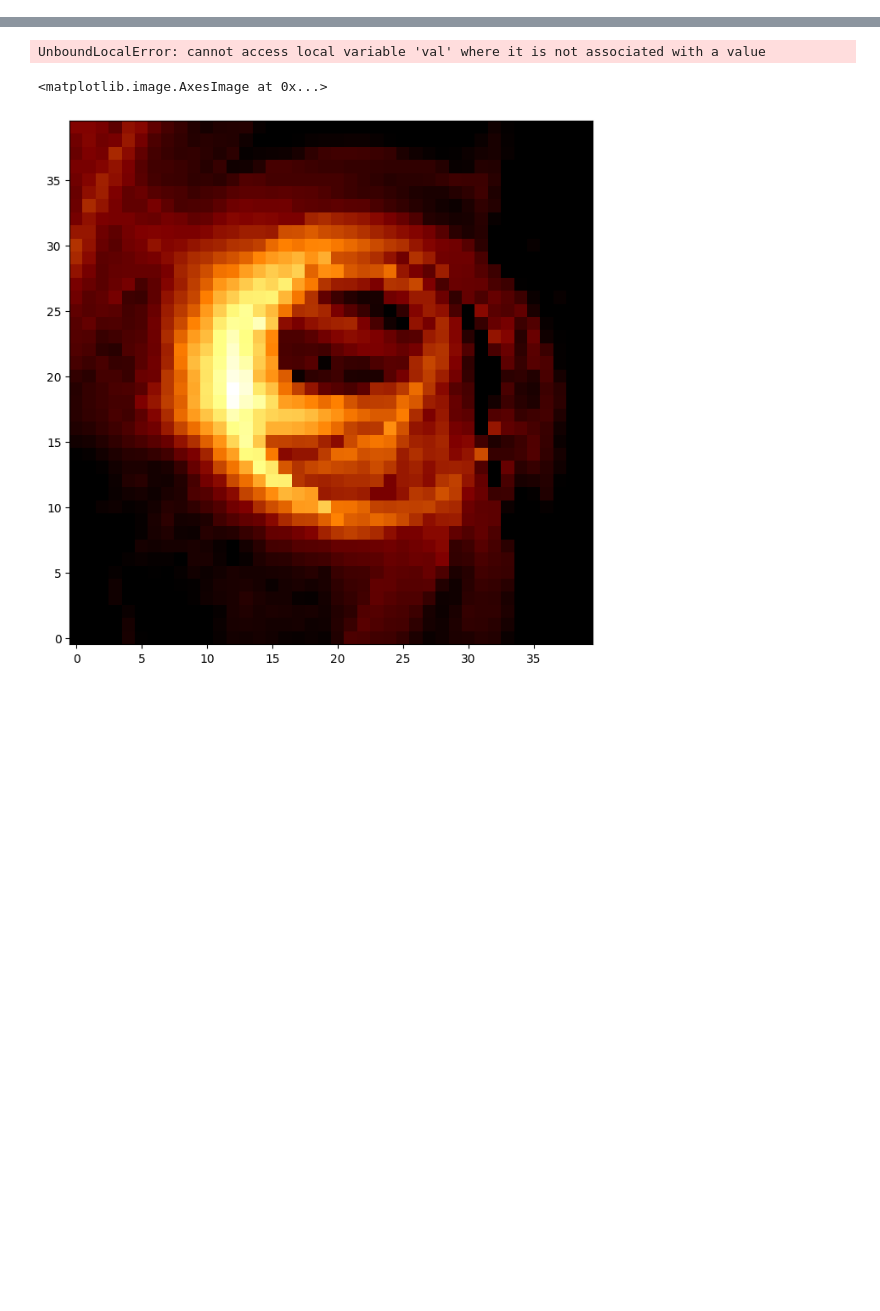
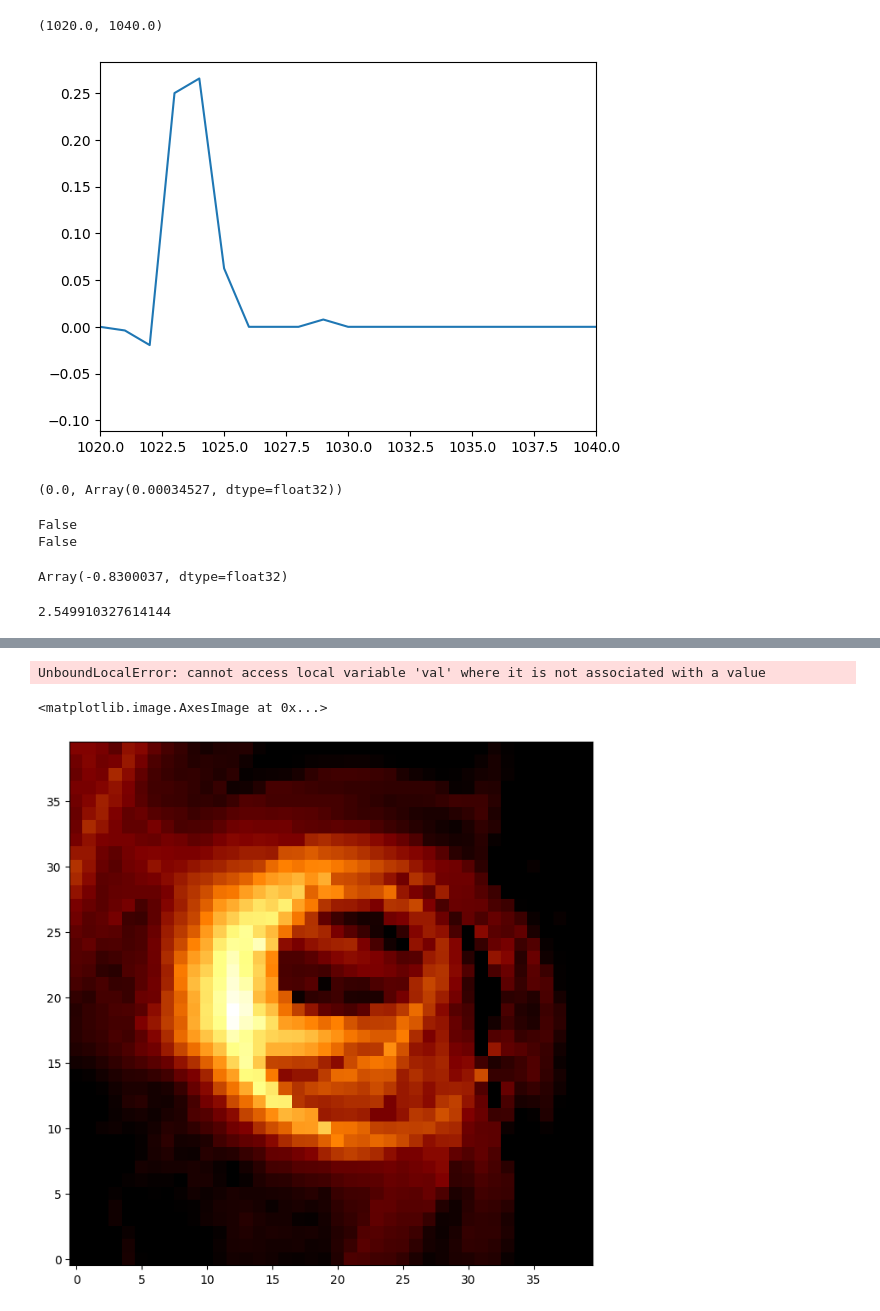
Before and after one commit to liamedeiros/Mahakala, a Jupyter notebook: demos/grmhd.ipynb, the cells around one changed output, grey strips where cells are left out. Saved outputs shown, nothing was run; the diff lists cells and outputs as text; code cells hidden in the pictures; blank space fills up the shorter version.

```diff
--- a/demos/grmhd.ipynb
+++ b/demos/grmhd.ipynb
@@ -127,0 +94,25 @@ B3 True
+# %%
+step = 600
+plt.plot(tensorial_data['kdotu'][step] - fluid_scalars['kdotu'][step])
+plt.xlim(1020, 1040)
+
+#tensorial_data['pitch_angle'][step] - fluid_scalars['pitch_angle'][step].shape
+
+#fluid_scalars['pitch_angle'][step][1058]
+# %% [output]
+(1020.0, 1040.0)
+[figure, added]
+# %%
+npx = 1058
+tensorial_data['pitch_angle'][step][npx], fluid_scalars['pitch_angle'][step][npx]
+# %% [output]
+(0.0, Array(0.00034527, dtype=float32))
+# %%
+
+ipx = 400
+
+for key in ['pitch_angle', 'kdotu']:
+    print(np.allclose(tensorial_data[key][:ipx], fluid_scalars[key][:ipx], atol=1e-5))
+# %% [output]
+False
+False
@@ -127,0 +123,8 @@ B3 True
+# %%
+fluid_scalars[:, :, 2][10, 254]
+# %% [output]
+Array(-0.8300037, dtype=float32)
+# %%
+tensorial_data['pitch_angle'][10, 254]
+# %% [output]
+2.549910327614144
```
Also changed, not shown: parts of 41 cells of this notebook, 1 other file.
